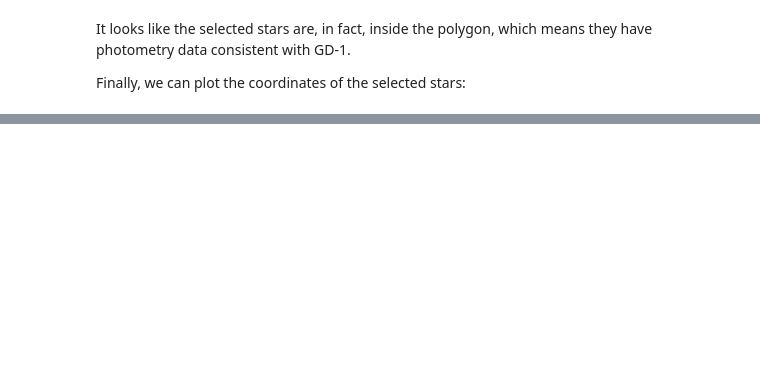
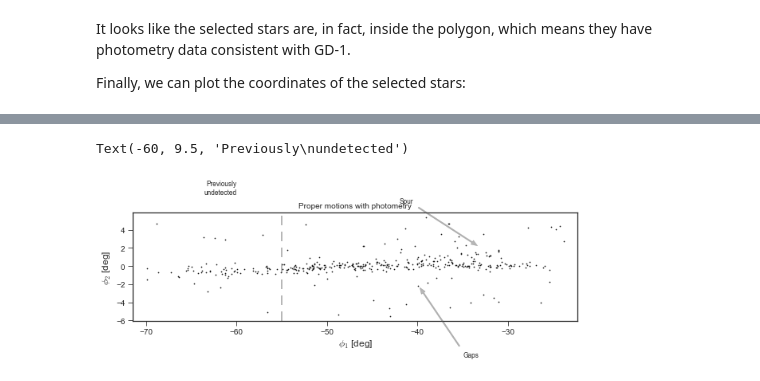
Before and after one commit to datacarpentry/astronomy-python, a Jupyter notebook: notebooks/03_join.ipynb, the cells around one changed output, grey strips where cells are left out. Cells and saved outputs as stored; diff of their text form; code cells hidden in the pictures; blank space fills up the shorter version.

```diff
--- a/notebooks/03_join.ipynb
+++ b/notebooks/03_join.ipynb
@@ -932,0 +950,45 @@ plt.ylabel('dec (degree GD1)');
+# %%
+plt.style.use('seaborn-ticks')
+# %%
+plt.figure(figsize=(10,2.5))
+
+x = selected['phi1']
+y = selected['phi2']
+
+plt.plot(x, y, 'ko', markersize=0.7, alpha=0.9)
+
+plt.xlabel('$\phi_1$ [deg]')
+plt.ylabel('$\phi_2$ [deg]')
+plt.title('Proper motions with photometry', fontsize='medium')
+
+
+plt.axis('equal');
+
+arrowprops=dict(color='0.3', shrink=0.05, width=1.5,
+                headwidth=6, headlength=8, alpha=0.4)
+
+plt.annotate('Progenitor?', xy=(-13, 0.5), xytext=(-10, 7),
+             arrowprops=arrowprops,
+             fontsize='small')
+
+plt.annotate('Blob', xy=(-14, -2), xytext=(-14, -10),
+             arrowprops=arrowprops,
+             fontsize='small')
+
+plt.annotate('Spur', xy=(-33, 2), xytext=(-42, 7),
+             arrowprops=arrowprops,
+             fontsize='small')
+
+plt.annotate('Gaps', xy=(-40, -2), xytext=(-35, -10),
+             arrowprops=arrowprops,
+             fontsize='small')
+
+plt.annotate('Gaps', xy=(-21, -1), xytext=(-35, -10),
+             arrowprops=arrowprops,
+             fontsize='small')
+
+plt.axvline(-55, ls='--', color='0.3', alpha=0.4, dashes=(6,4), lw=2)
+plt.text(-60, 9.5, 'Previously\nundetected', fontsize='small', ha='right', va='top')
+# %% [output]
+Text(-60, 9.5, 'Previously\nundetected')
+[figure, added]
```
Also changed, not shown: parts of 48 cells of this notebook.
